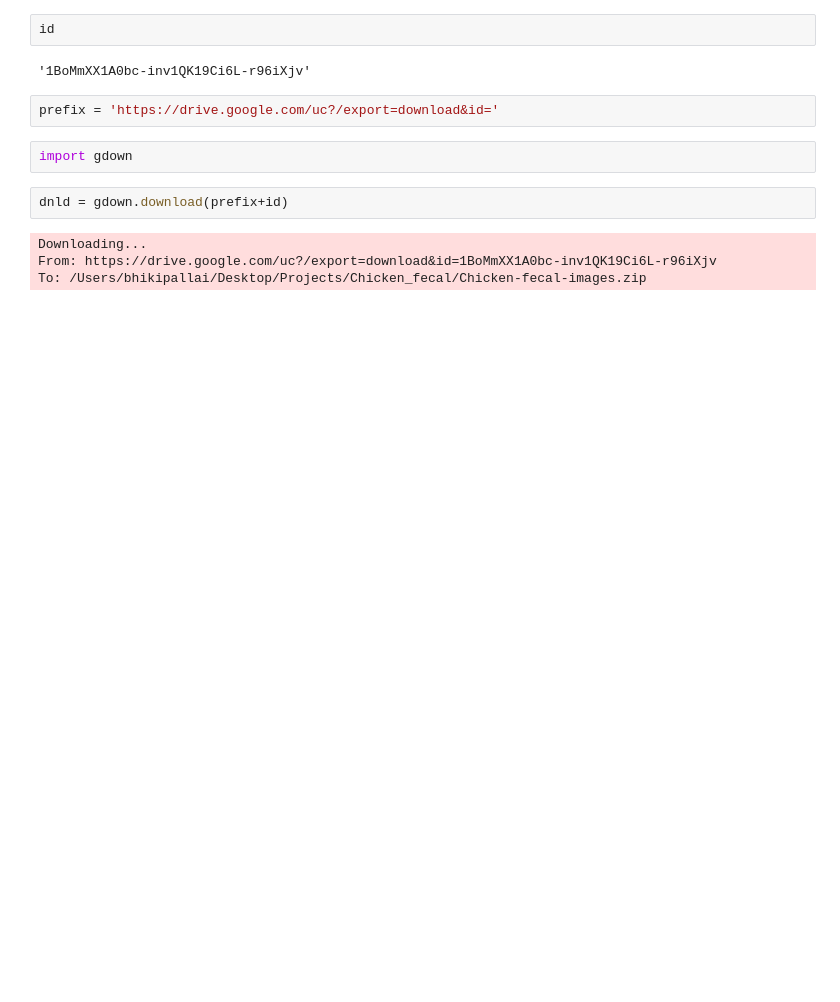
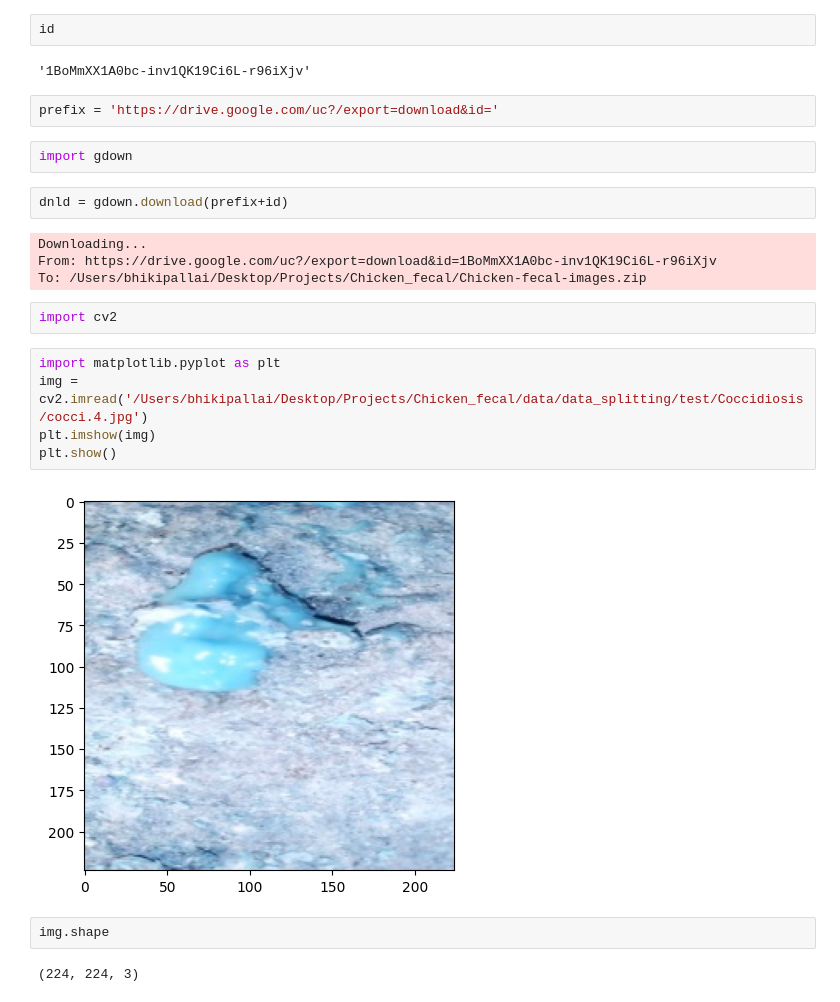
Before and after one commit to Vicky7873/Chicken_fecal, a Jupyter notebook: research/trials.ipynb, the cells around one changed output. Drawn from its saved outputs; the diff is of its cells as text; blank space fills up the shorter version.

```diff
--- a/research/trials.ipynb
+++ b/research/trials.ipynb
@@ -45,3 +45,16 @@ dnld = gdown.download(prefix+id)
 Downloading...
 From: https://drive.google.com/uc?/export=download&id=1BoMmXX1A0bc-inv1QK19Ci6L-r96iXjv
 To: /Users/bhikipallai/Desktop/Projects/Chicken_fecal/Chicken-fecal-images.zip
+# %%
+import cv2
+# %%
+import matplotlib.pyplot as plt
+img = cv2.imread('/Users/bhikipallai/Desktop/Projects/Chicken_fecal/data/data_splitting/test/Coccidiosis/cocci.4.jpg')
+plt.imshow(img)
+plt.show()
+# %% [output]
+[figure, added]
+# %%
+img.shape
+# %% [output]
+(224, 224, 3)
```
Also changed, not shown: 10 other files.
